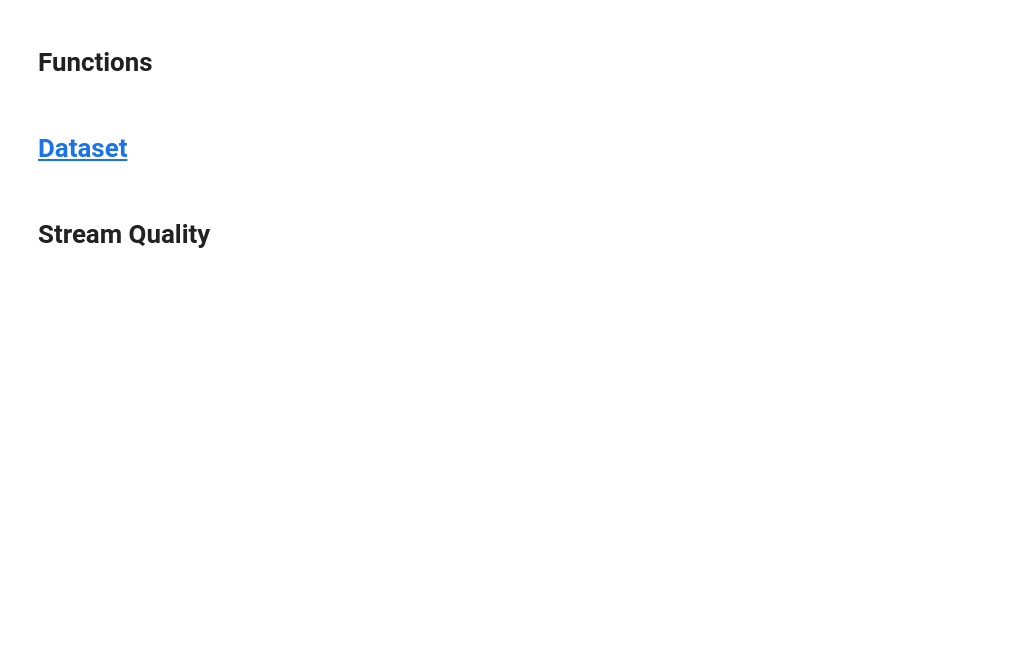
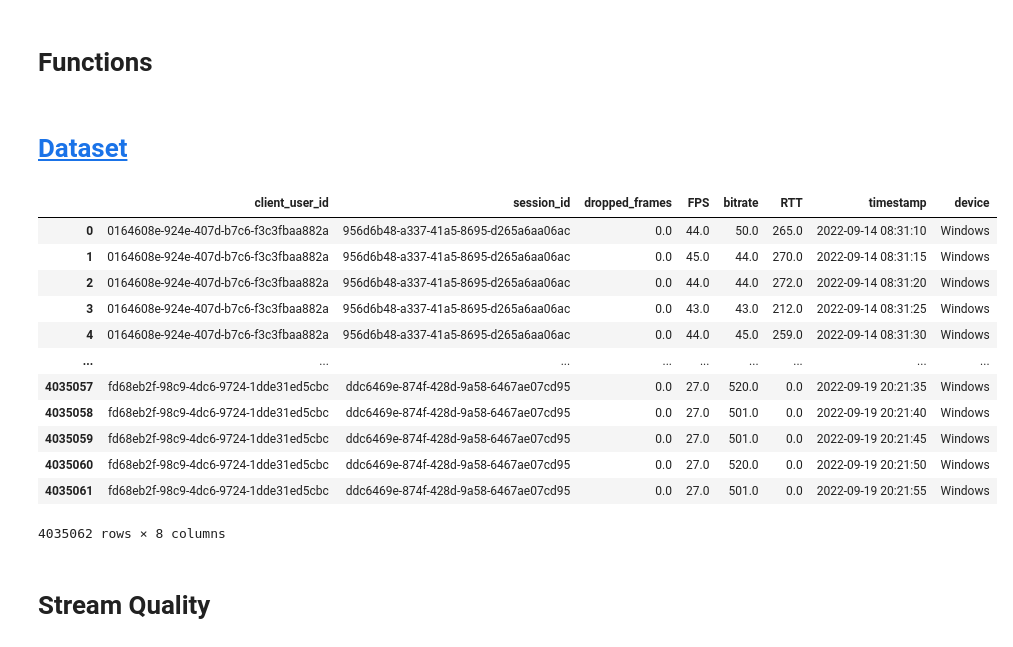
Before and after one commit to VecnaSecrets/sdp_assignment_2, a Jupyter notebook: main.ipynb, the cells around one changed output. Cells and saved outputs as stored; diff of their text form; code cells hidden in the pictures; blank space fills up the shorter version.

```diff
--- a/main.ipynb
+++ b/main.ipynb
@@ -169,6 +168,22 @@ for csv_file in csv_files:
 df = pd.concat(objs=dfs).reset_index(drop=True)
 # %%
 df.timestamp = pd.to_datetime(df.timestamp)
+# %%
+df
+# %% [output]
+|  | client_user_id | session_id | dropped_frames | FPS | bitrate | RTT | timestamp | device |
+| 0 | 0164608e-924e-407d-b7c6-f3c3fbaa882a | 956d6b48-a337-41a5-8695-d265a6aa06ac | 0.0 | 44.0 | 50.0 | 265.0 | 2022-09-14 08:31:10 | Windows |
+| 1 | 0164608e-924e-407d-b7c6-f3c3fbaa882a | 956d6b48-a337-41a5-8695-d265a6aa06ac | 0.0 | 45.0 | 44.0 | 270.0 | 2022-09-14 08:31:15 | Windows |
+| 2 | 0164608e-924e-407d-b7c6-f3c3fbaa882a | 956d6b48-a337-41a5-8695-d265a6aa06ac | 0.0 | 44.0 | 44.0 | 272.0 | 2022-09-14 08:31:20 | Windows |
+| 3 | 0164608e-924e-407d-b7c6-f3c3fbaa882a | 956d6b48-a337-41a5-8695-d265a6aa06ac | 0.0 | 43.0 | 43.0 | 212.0 | 2022-09-14 08:31:25 | Windows |
+| 4 | 0164608e-924e-407d-b7c6-f3c3fbaa882a | 956d6b48-a337-41a5-8695-d265a6aa06ac | 0.0 | 44.0 | 45.0 | 259.0 | 2022-09-14 08:31:30 | Windows |
+| ... | ... | ... | ... | ... | ... | ... | ... | ... |
+| 4035057 | fd68eb2f-98c9-4dc6-9724-1dde31ed5cbc | ddc6469e-874f-428d-9a58-6467ae07cd95 | 0.0 | 27.0 | 520.0 | 0.0 | 2022-09-19 20:21:35 | Windows |
+| 4035058 | fd68eb2f-98c9-4dc6-9724-1dde31ed5cbc | ddc6469e-874f-428d-9a58-6467ae07cd95 | 0.0 | 27.0 | 501.0 | 0.0 | 2022-09-19 20:21:40 | Windows |
+| 4035059 | fd68eb2f-98c9-4dc6-9724-1dde31ed5cbc | ddc6469e-874f-428d-9a58-6467ae07cd95 | 0.0 | 27.0 | 501.0 | 0.0 | 2022-09-19 20:21:45 | Windows |
+| 4035060 | fd68eb2f-98c9-4dc6-9724-1dde31ed5cbc | ddc6469e-874f-428d-9a58-6467ae07cd95 | 0.0 | 27.0 | 520.0 | 0.0 | 2022-09-19 20:21:50 | Windows |
+| 4035061 | fd68eb2f-98c9-4dc6-9724-1dde31ed5cbc | ddc6469e-874f-428d-9a58-6467ae07cd95 | 0.0 | 27.0 | 501.0 | 0.0 | 2022-09-19 20:21:55 | Windows |
+4035062 rows × 8 columns
 # %% [markdown]
 # Stream Quality
 # %% [markdown]
```
Also changed, not shown: parts of 8 cells of this notebook, 1 other file.
